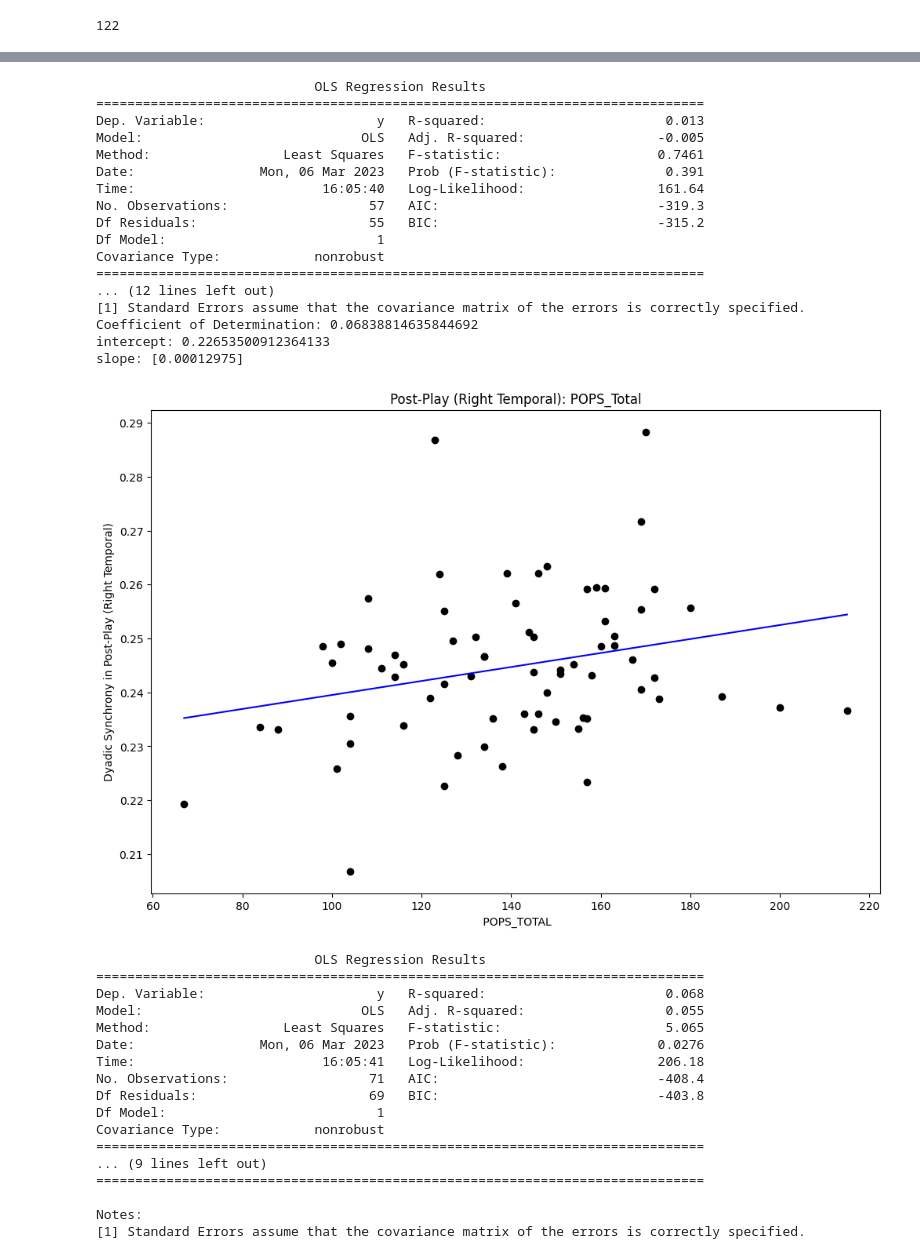
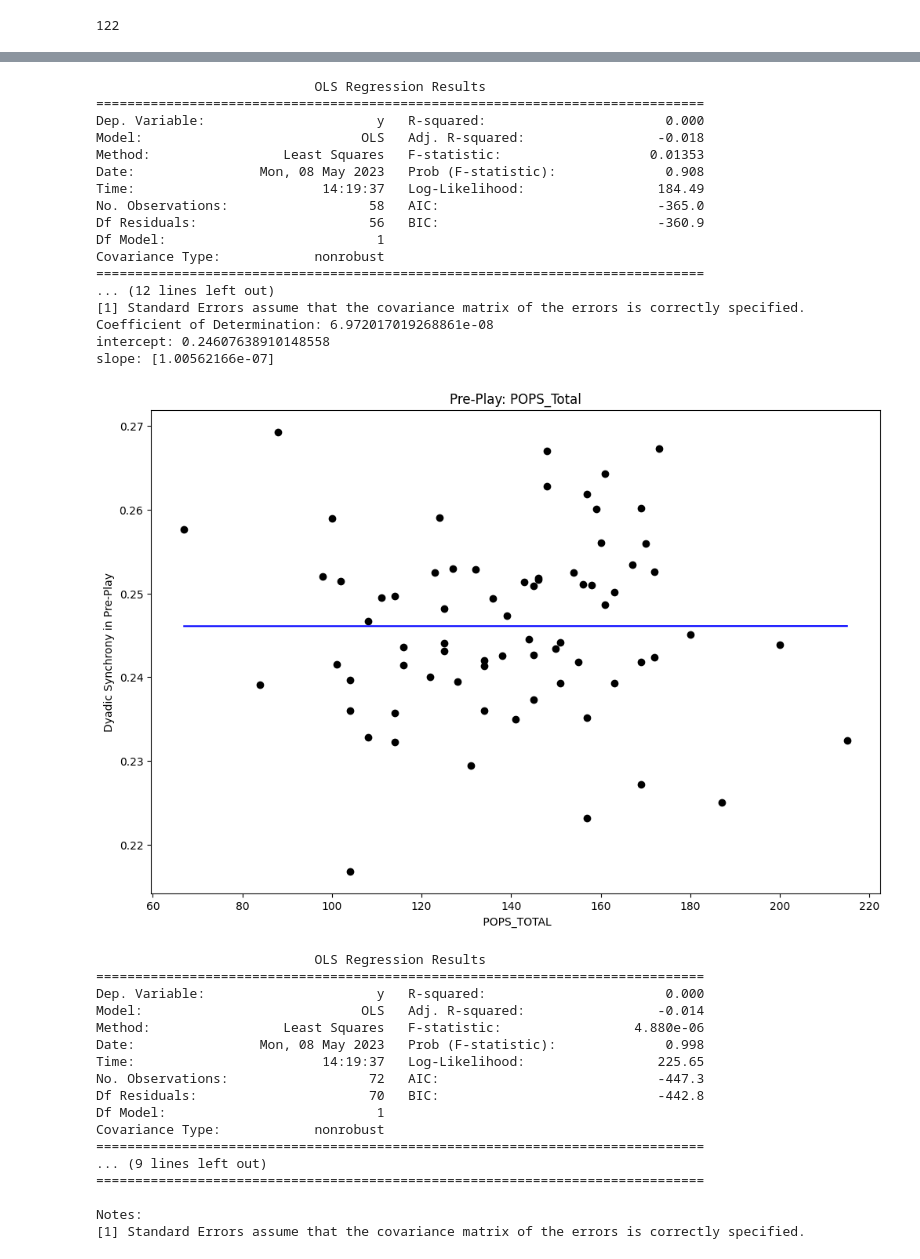
Before and after one commit to ChildBrainLab/LCBDtools, a Jupyter notebook: scripts/NIRS/notebooks/fnirs-synchrony-eDOC.ipynb, the cells around one changed output, grey strips where cells are left out. Cells and saved outputs as stored; diff of their text form; code cells hidden in the pictures.

```diff
--- a/scripts/NIRS/notebooks/fnirs-synchrony-eDOC.ipynb
+++ b/scripts/NIRS/notebooks/fnirs-synchrony-eDOC.ipynb
@@ -1795,13 +1811,13 @@ from scipy.stats.mstats import winsorize
 
 
 channels = [
-#      'S3_D2 hbo', # left frontal
-#      'S4_D2 hbo',
-#      'S5_D3 hbo', # right frontal
-#      'S6_D3 hbo',
-#     'S1_D1 hbo', # left temporal
-#     'S2_D1 hbo',
-#     'S2_D2 hbo',
+     'S3_D2 hbo', # left frontal
+    'S4_D2 hbo',
+     'S5_D3 hbo', # right frontal
+     'S6_D3 hbo',
+     'S1_D1 hbo', # left temporal
+     'S2_D1 hbo',
+     'S2_D2 hbo',
      'S7_D3 hbo', # right temporal
      'S7_D4 hbo',
      'S8_D4 hbo'
@@ -1809,8 +1825,8 @@ channels = [
 
 #Set the Block of Interest here
 
-block_num = 'Block 3'
-block_name = 'Post-Play (Right Temporal)'
+block_num = 'Block 1'
+block_name = 'Pre-Play'
 
 # Variant 1 (individual block)
 # ==================
@@ -1936,30 +1952,30 @@ slope: [0.00035517]
                             OLS Regression Results
 ==============================================================================
-Dep. Variable:                      y   R-squared:                       0.013
-Model:                            OLS   Adj. R-squared:                 -0.005
-Method:                 Least Squares   F-statistic:                    0.7461
-Date:                Mon, 06 Mar 2023   Prob (F-statistic):              0.391
-Time:                        16:05:40   Log-Likelihood:                 161.64
-No. Observations:                  57   AIC:                            -319.3
-Df Residuals:                      55   BIC:                            -315.2
+Dep. Variable:                      y   R-squared:                       0.000
+Model:                            OLS   Adj. R-squared:                 -0.018
+Method:                 Least Squares   F-statistic:                   0.01353
+Date:                Mon, 08 May 2023   Prob (F-statistic):              0.908
+Time:                        14:19:37   Log-Likelihood:                 184.49
+No. Observations:                  58   AIC:                            -365.0
+Df Residuals:                      56   BIC:                            -360.9
 Df Model:                           1
 Covariance Type:            nonrobust
 ==============================================================================
 ... (12 lines left out)
 [1] Standard Errors assume that the covariance matrix of the errors is correctly specified.
-Coefficient of Determination: 0.06838814635844692
-intercept: 0.22653500912364133
-slope: [0.00012975]
+Coefficient of Determination: 6.972017019268861e-08
+intercept: 0.24607638910148558
+slope: [1.00562166e-07]
-[figure, old version]
+[figure, new version]
                             OLS Regression Results
 ==============================================================================
-Dep. Variable:                      y   R-squared:                       0.068
-Model:                            OLS   Adj. R-squared:                  0.055
-Method:                 Least Squares   F-statistic:                     5.065
-Date:                Mon, 06 Mar 2023   Prob (F-statistic):             0.0276
-Time:                        16:05:41   Log-Likelihood:                 206.18
-No. Observations:                  71   AIC:                            -408.4
-Df Residuals:                      69   BIC:                            -403.8
+Dep. Variable:                      y   R-squared:                       0.000
+Model:                            OLS   Adj. R-squared:                 -0.014
+Method:                 Least Squares   F-statistic:                 4.880e-06
+Date:                Mon, 08 May 2023   Prob (F-statistic):              0.998
+Time:                        14:19:37   Log-Likelihood:                 225.65
+No. Observations:                  72   AIC:                            -447.3
+Df Residuals:                      70   BIC:                            -442.8
 Df Model:                           1
 Covariance Type:            nonrobust
 ==============================================================================
```
Also changed, not shown: parts of 17 cells of this notebook, 12 other files.
